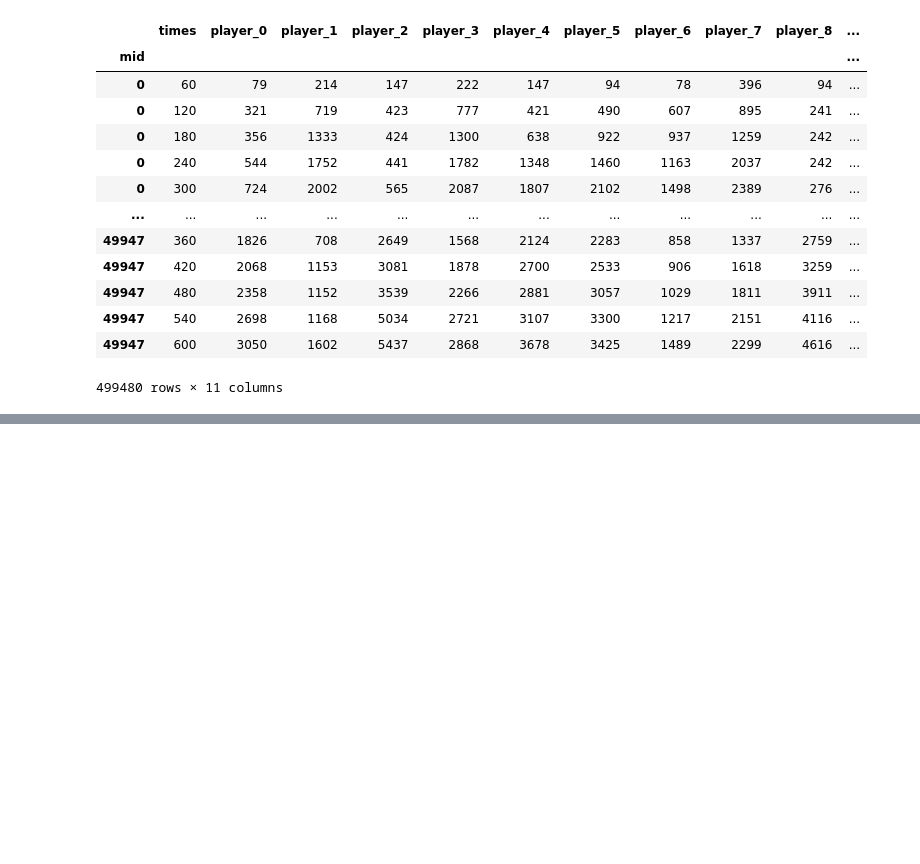
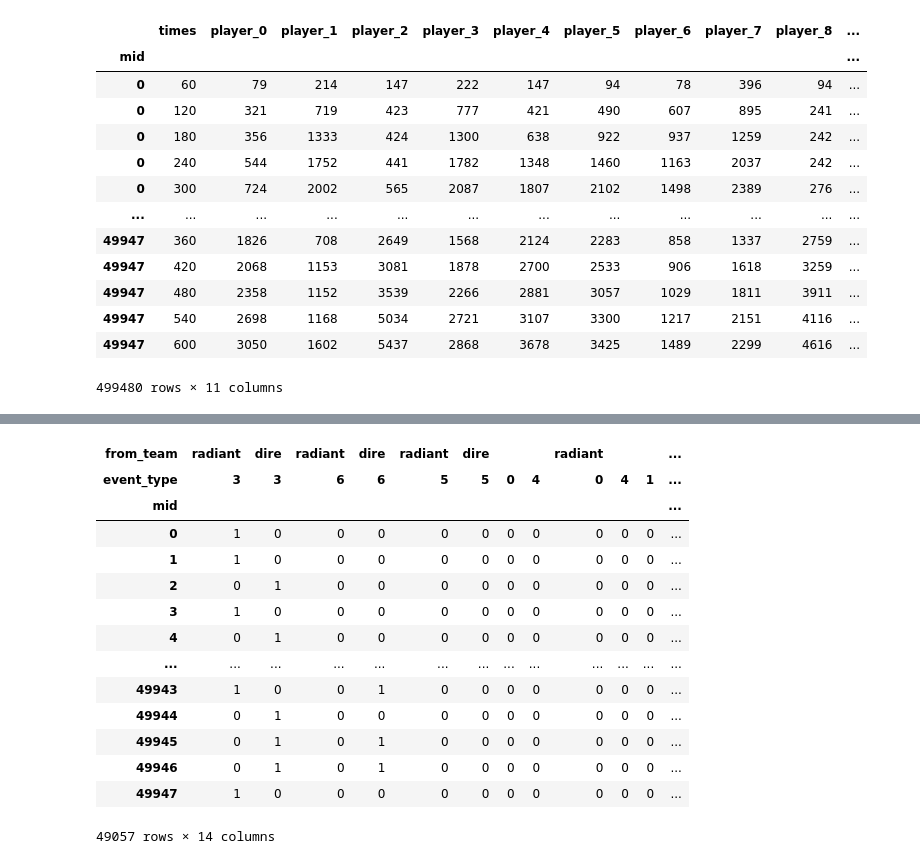
Before and after one commit to TroninDV/MLLab1, a Jupyter notebook: Untitled.ipynb, the cells around one changed output, grey strips where cells are left out. Drawn from its saved outputs; the diff is of its cells as text; code cells hidden in the pictures; blank space fills up the shorter version.

```diff
--- a/Untitled.ipynb
+++ b/Untitled.ipynb
@@ -133,0 +272,2 @@ data_with_heroes_xp.drop("times", inplace=True, axis=1)
+# %%
+events_data = pd.read_csv("events.csv")
@@ -133,0 +290,24 @@ data_with_heroes_xp.drop("times", inplace=True, axis=1)
+# %%
+events_agr = pd.DataFrame(events_data[events_data['time'] <= 600].groupby(["mid", 'event_type', 'from_team']).size(), columns=['count'])
+# %%
+events_sum = events_agr.unstack(['from_team', 'event_type'], fill_value=0)
+# %%
+events_sum.columns = events_sum.columns.droplevel(0)
+# %%
+events_sum
+# %% [output]
+| from_team | radiant | dire | radiant | dire | radiant | dire |  |  | radiant |  |  | ... |
+| event_type | 3 | 3 | 6 | 6 | 5 | 5 | 0 | 4 | 0 | 4 | 1 | ... |
+| mid |  |  |  |  |  |  |  |  |  |  |  | ... |
+| 0 | 1 | 0 | 0 | 0 | 0 | 0 | 0 | 0 | 0 | 0 | 0 | ... |
+| 1 | 1 | 0 | 0 | 0 | 0 | 0 | 0 | 0 | 0 | 0 | 0 | ... |
+| 2 | 0 | 1 | 0 | 0 | 0 | 0 | 0 | 0 | 0 | 0 | 0 | ... |
+| 3 | 1 | 0 | 0 | 0 | 0 | 0 | 0 | 0 | 0 | 0 | 0 | ... |
+| 4 | 0 | 1 | 0 | 0 | 0 | 0 | 0 | 0 | 0 | 0 | 0 | ... |
+| ... | ... | ... | ... | ... | ... | ... | ... | ... | ... | ... | ... | ... |
+| 49943 | 1 | 0 | 0 | 1 | 0 | 0 | 0 | 0 | 0 | 0 | 0 | ... |
+| 49944 | 0 | 1 | 0 | 0 | 0 | 0 | 0 | 0 | 0 | 0 | 0 | ... |
+| 49945 | 0 | 1 | 0 | 1 | 0 | 0 | 0 | 0 | 0 | 0 | 0 | ... |
+| 49946 | 0 | 1 | 0 | 1 | 0 | 0 | 0 | 0 | 0 | 0 | 0 | ... |
+| 49947 | 1 | 0 | 0 | 0 | 0 | 0 | 0 | 0 | 0 | 0 | 0 | ... |
+49057 rows × 14 columns
```
Also changed, not shown: parts of 71 cells of this notebook.
